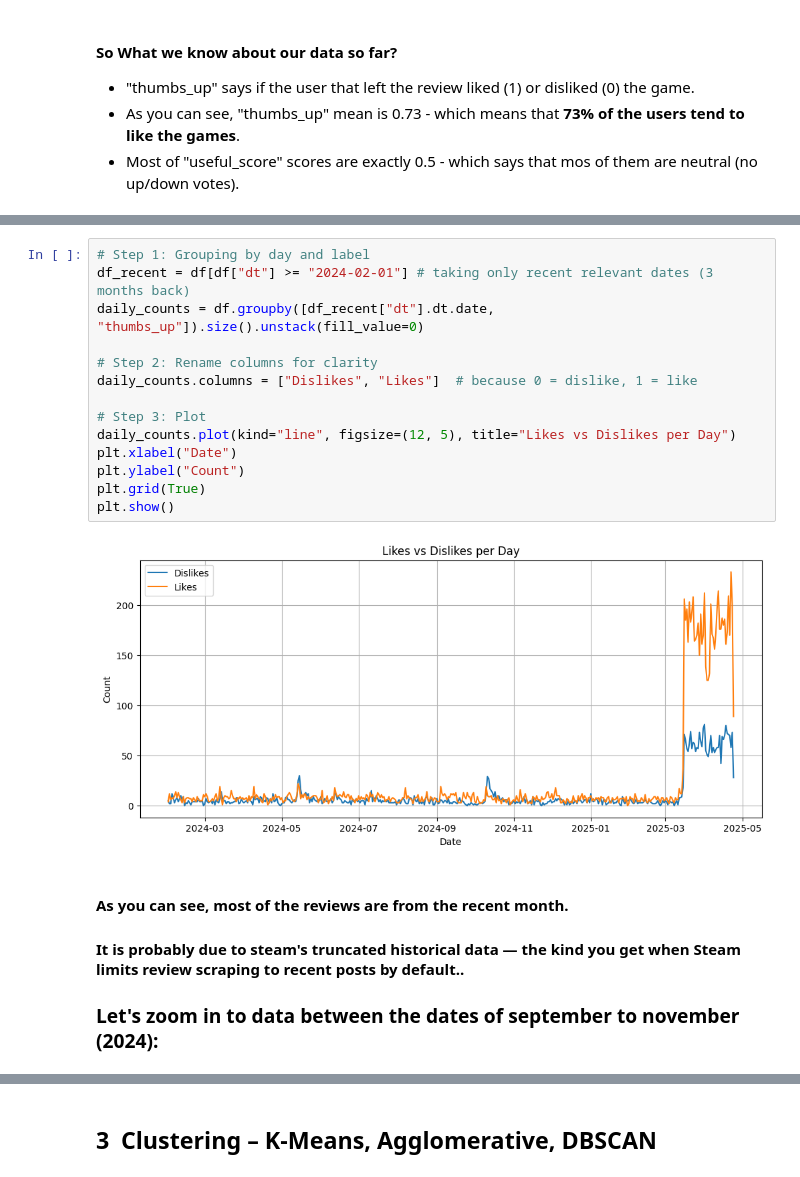
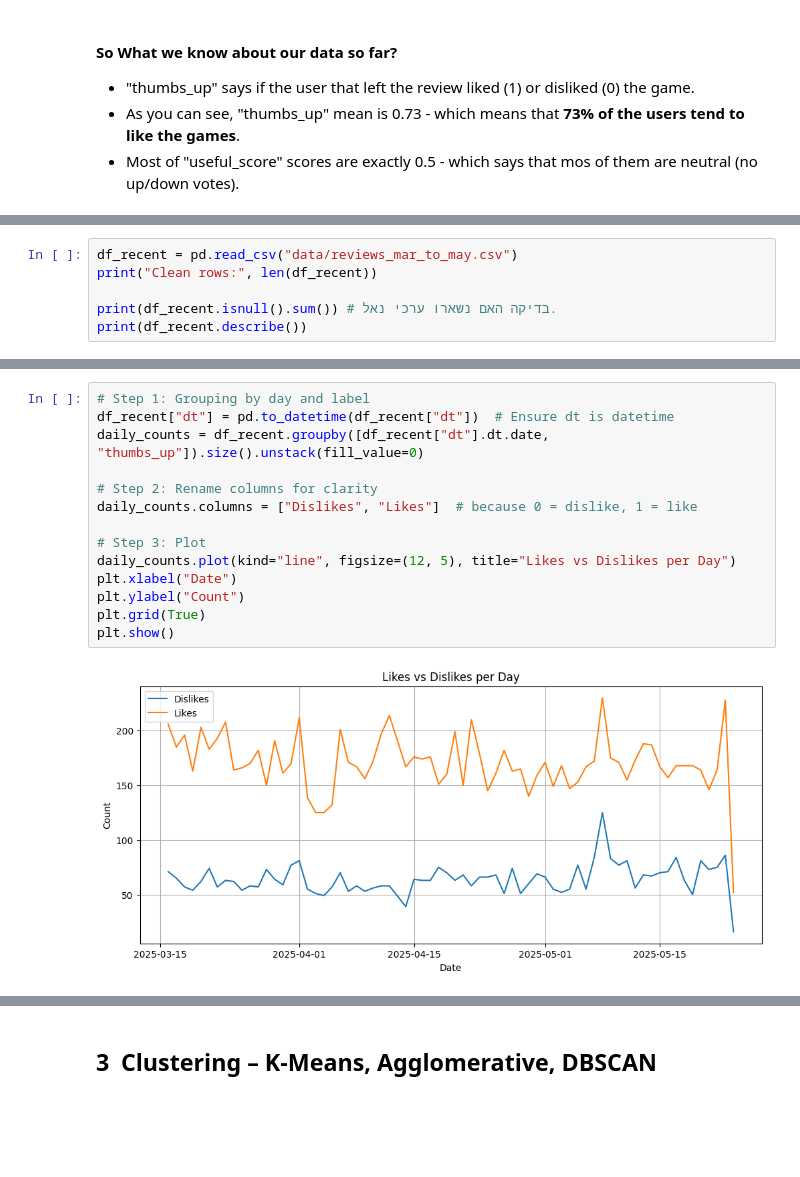
Before and after one commit to lior-benjman/DataSC-Essences, a Jupyter notebook: steam_full_pipeline.ipynb, the cells around one changed output, grey strips where cells are left out. Saved outputs shown, nothing was run; the diff lists cells and outputs as text; blank space fills up the shorter version.

```diff
--- a/steam_full_pipeline.ipynb
+++ b/steam_full_pipeline.ipynb
@@ -135,0 +148,6 @@ plt.show()
+# %%
+df_recent = pd.read_csv("data/reviews_mar_to_may.csv")
+print("Clean rows:", len(df_recent))
+
+print(df_recent.isnull().sum()) # בדיקה האם נשארו ערכי נאל.
+print(df_recent.describe())
@@ -136,20 +172,16 @@ plt.show()
 # %%
 # Step 1: Grouping by day and label
-df_recent = df[df["dt"] >= "2024-02-01"] # taking only recent relevant dates (3 months back)
-daily_counts = df.groupby([df_recent["dt"].dt.date, "thumbs_up"]).size().unstack(fill_value=0)
+df_recent["dt"] = pd.to_datetime(df_recent["dt"])  # Ensure dt is datetime
+daily_counts = df_recent.groupby([df_recent["dt"].dt.date, "thumbs_up"]).size().unstack(fill_value=0)
 
 # Step 2: Rename columns for clarity
 daily_counts.columns = ["Dislikes", "Likes"]  # because 0 = dislike, 1 = like
 
 # Step 3: Plot
 daily_counts.plot(kind="line", figsize=(12, 5), title="Likes vs Dislikes per Day")
 plt.xlabel("Date")
 plt.ylabel("Count")
 plt.grid(True)
 plt.show()
 # %% [output]
-[figure, old version]
+[figure, new version]
-# %% [markdown]
-#### As you can see, most of the reviews are from the recent month.
-#### It is probably due to steam's **truncated historical data** — the kind you get when Steam limits review scraping to recent posts by default..
-### Let's zoom in to data between the dates of september to november (2024):
```
Also changed, not shown: parts of 26 cells of this notebook, 9 other files.
